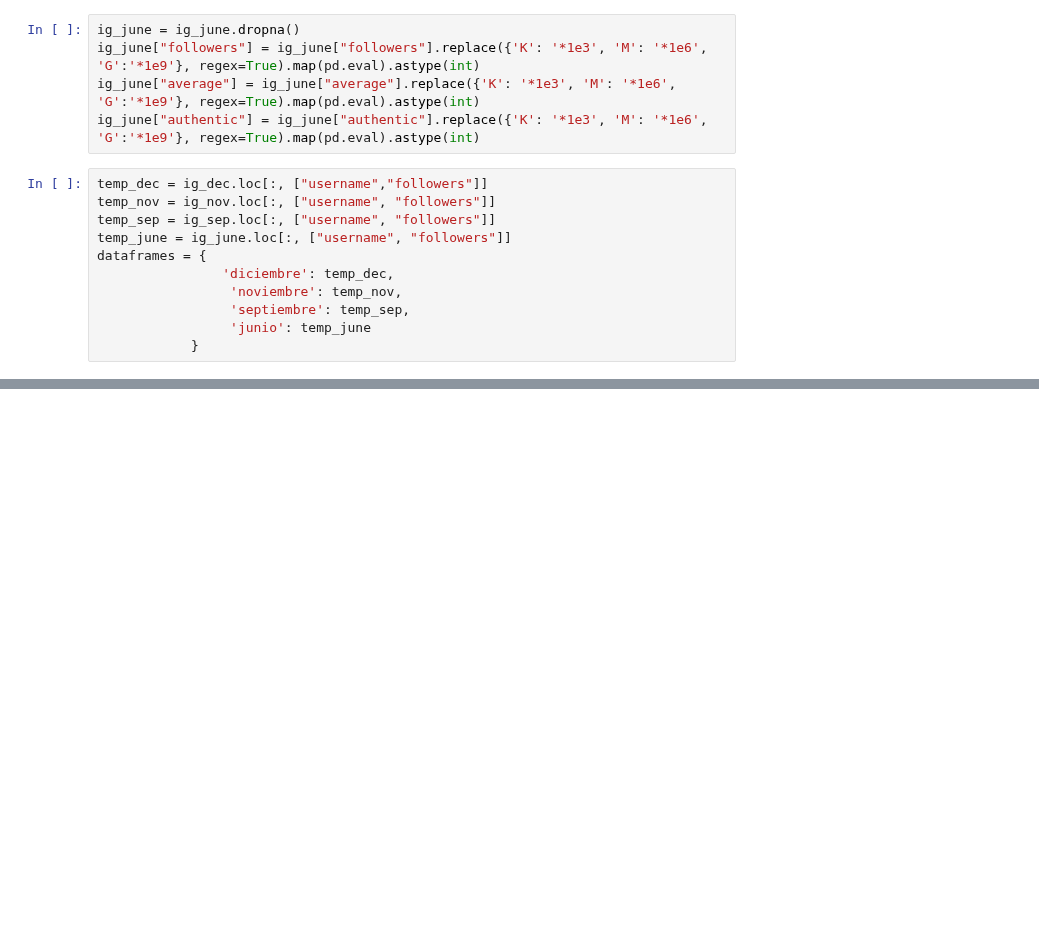
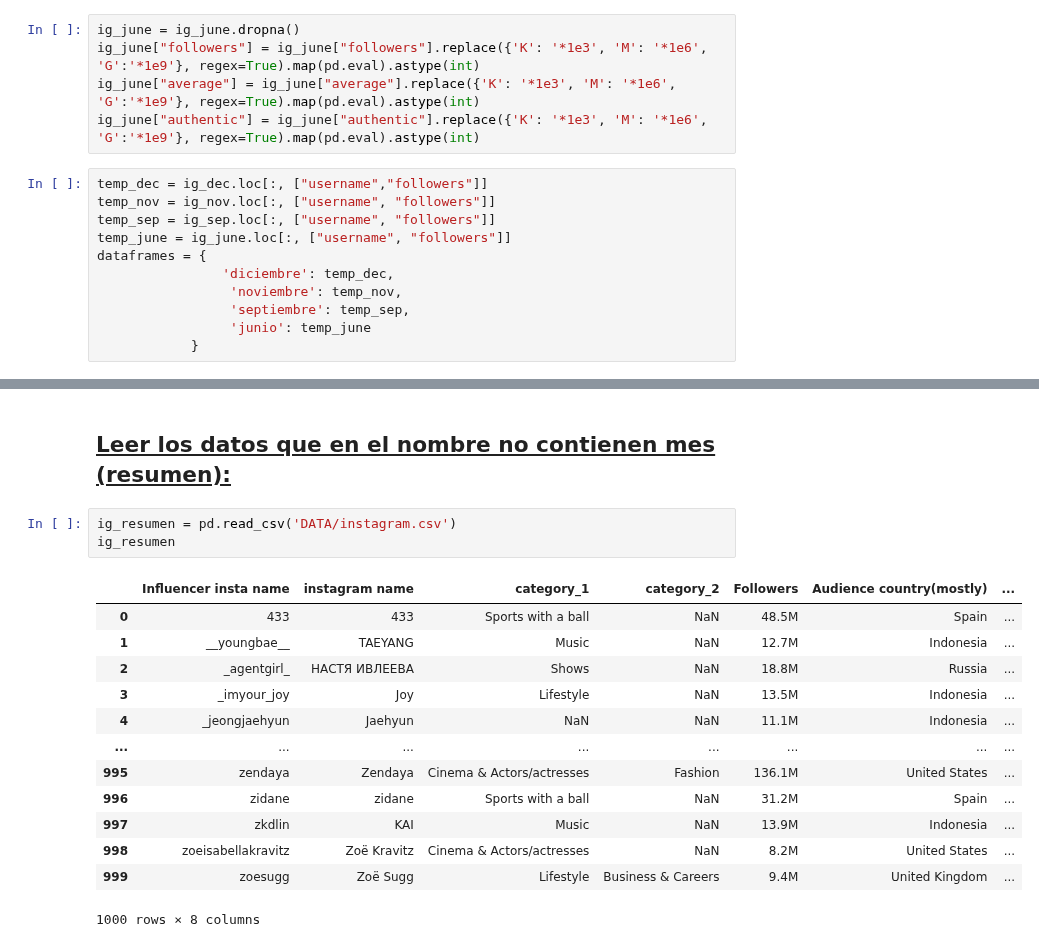
Before and after one commit to MarioChvx/ciencia_de_datos_PAMBAZO, a Jupyter notebook: proyectos/Proyecto4/socialnetworks.ipynb, the cells around one changed output, grey strips where cells are left out. Cells and saved outputs as stored; diff of their text form; blank space fills up the shorter version.

```diff
--- a/proyectos/Proyecto4/socialnetworks.ipynb
+++ b/proyectos/Proyecto4/socialnetworks.ipynb
@@ -469,0 +470,19 @@ NameError: name 'suma_authentic' is not defined
+# %% [markdown]
+## <u>Leer los datos que en el nombre no contienen mes (resumen):</u></br>
+# %%
+ig_resumen = pd.read_csv('DATA/instagram.csv')
+ig_resumen
+# %% [output]
+|  | Influencer insta name | instagram name | category_1 | category_2 | Followers | Audience country(mostly) | ... |
+| 0 | 433 | 433 | Sports with a ball | NaN | 48.5M | Spain | ... |
+| 1 | __youngbae__ | TAEYANG | Music | NaN | 12.7M | Indonesia | ... |
+| 2 | _agentgirl_ | НАСТЯ ИВЛЕЕВА | Shows | NaN | 18.8M | Russia | ... |
+| 3 | _imyour_joy | Joy | Lifestyle | NaN | 13.5M | Indonesia | ... |
+| 4 | _jeongjaehyun | Jaehyun | NaN | NaN | 11.1M | Indonesia | ... |
+| ... | ... | ... | ... | ... | ... | ... | ... |
+| 995 | zendaya | Zendaya | Cinema & Actors/actresses | Fashion | 136.1M | United States | ... |
+| 996 | zidane | zidane | Sports with a ball | NaN | 31.2M | Spain | ... |
+| 997 | zkdlin | KAI | Music | NaN | 13.9M | Indonesia | ... |
+| 998 | zoeisabellakravitz | Zoë Kravitz | Cinema & Actors/actresses | NaN | 8.2M | United States | ... |
+| 999 | zoesugg | Zoë Sugg | Lifestyle | Business & Careers | 9.4M | United Kingdom | ... |
+1000 rows × 8 columns
```
Also changed, not shown: parts of 4 cells of this notebook.
